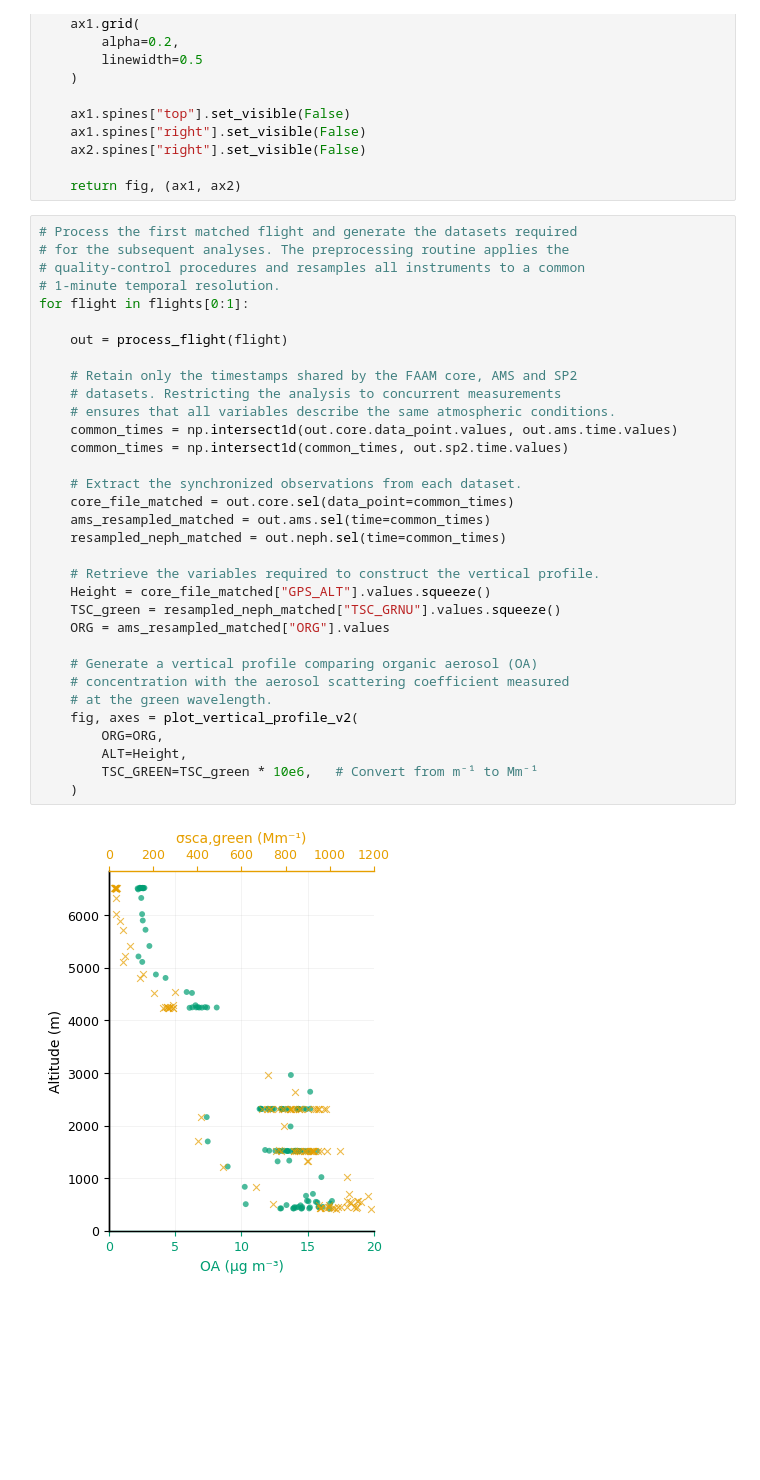
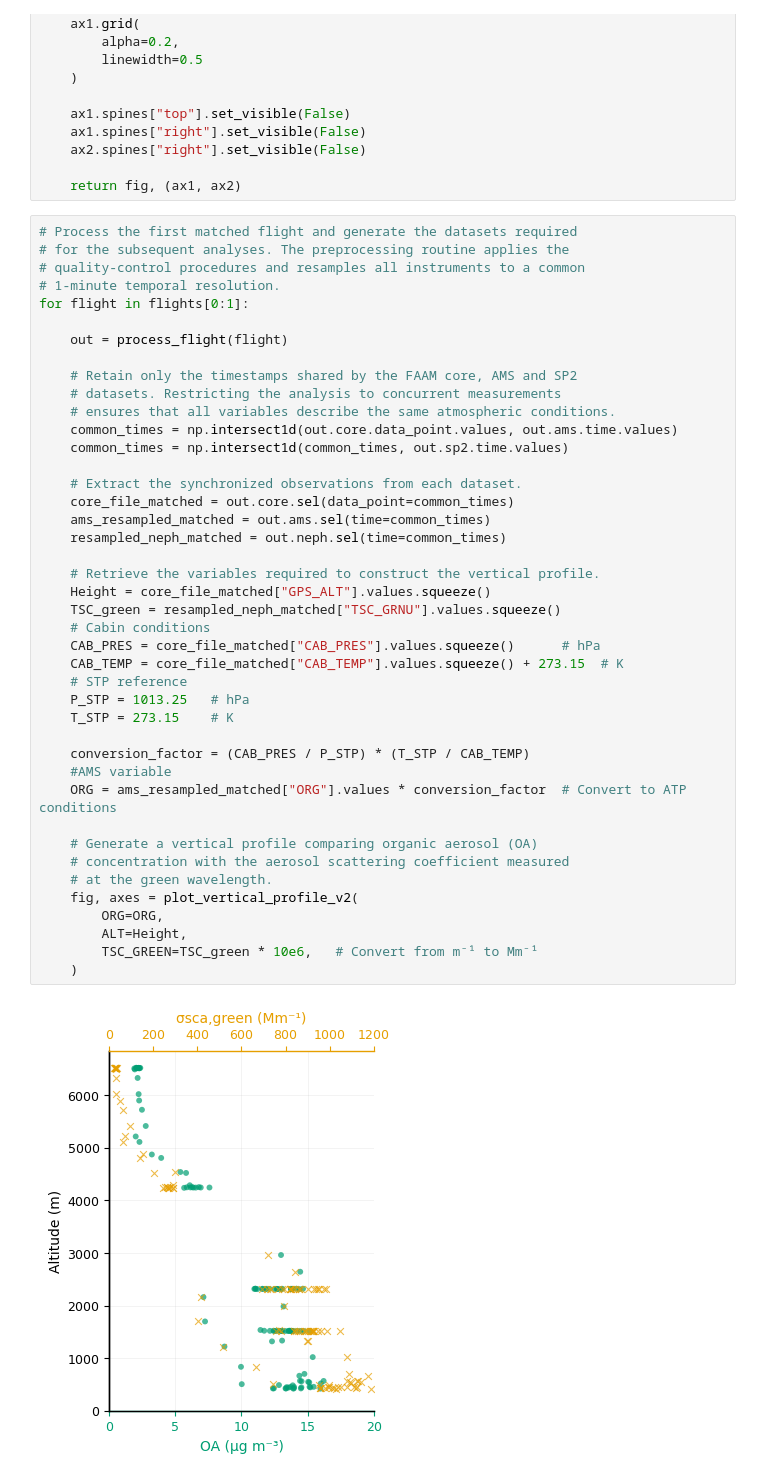
Before and after one commit to thiago-vg/SAMBBA-data-analysis, a Jupyter notebook: processing_and_output/Flight_plot_example.ipynb, the cells around one changed output. Saved outputs shown, nothing was run; the diff lists cells and outputs as text; blank space fills up the shorter version.

```diff
--- a/processing_and_output/Flight_plot_example.ipynb
+++ b/processing_and_output/Flight_plot_example.ipynb
@@ -198,32 +198,41 @@ def plot_vertical_profile_v2(
 # quality-control procedures and resamples all instruments to a common
 # 1-minute temporal resolution.
 for flight in flights[0:1]:
 
     out = process_flight(flight)
 
     # Retain only the timestamps shared by the FAAM core, AMS and SP2
     # datasets. Restricting the analysis to concurrent measurements
     # ensures that all variables describe the same atmospheric conditions.
     common_times = np.intersect1d(out.core.data_point.values, out.ams.time.values)
     common_times = np.intersect1d(common_times, out.sp2.time.values)
 
     # Extract the synchronized observations from each dataset.
     core_file_matched = out.core.sel(data_point=common_times)
     ams_resampled_matched = out.ams.sel(time=common_times)
     resampled_neph_matched = out.neph.sel(time=common_times)
 
     # Retrieve the variables required to construct the vertical profile.
     Height = core_file_matched["GPS_ALT"].values.squeeze()
     TSC_green = resampled_neph_matched["TSC_GRNU"].values.squeeze()
-    ORG = ams_resampled_matched["ORG"].values
+    # Cabin conditions
+    CAB_PRES = core_file_matched["CAB_PRES"].values.squeeze()      # hPa
+    CAB_TEMP = core_file_matched["CAB_TEMP"].values.squeeze() + 273.15  # K
+    # STP reference
+    P_STP = 1013.25   # hPa
+    T_STP = 273.15    # K
+
+    conversion_factor = (CAB_PRES / P_STP) * (T_STP / CAB_TEMP)
+    #AMS variable
+    ORG = ams_resampled_matched["ORG"].values * conversion_factor  # Convert to ATP conditions
 
     # Generate a vertical profile comparing organic aerosol (OA)
     # concentration with the aerosol scattering coefficient measured
     # at the green wavelength.
     fig, axes = plot_vertical_profile_v2(
         ORG=ORG,
         ALT=Height,
         TSC_GREEN=TSC_green * 10e6,   # Convert from m⁻¹ to Mm⁻¹
     )
 # %% [output]
-[figure, old version]
+[figure, new version]
```
Also changed, not shown: parts of 1 cell of this notebook, 3 other files.
